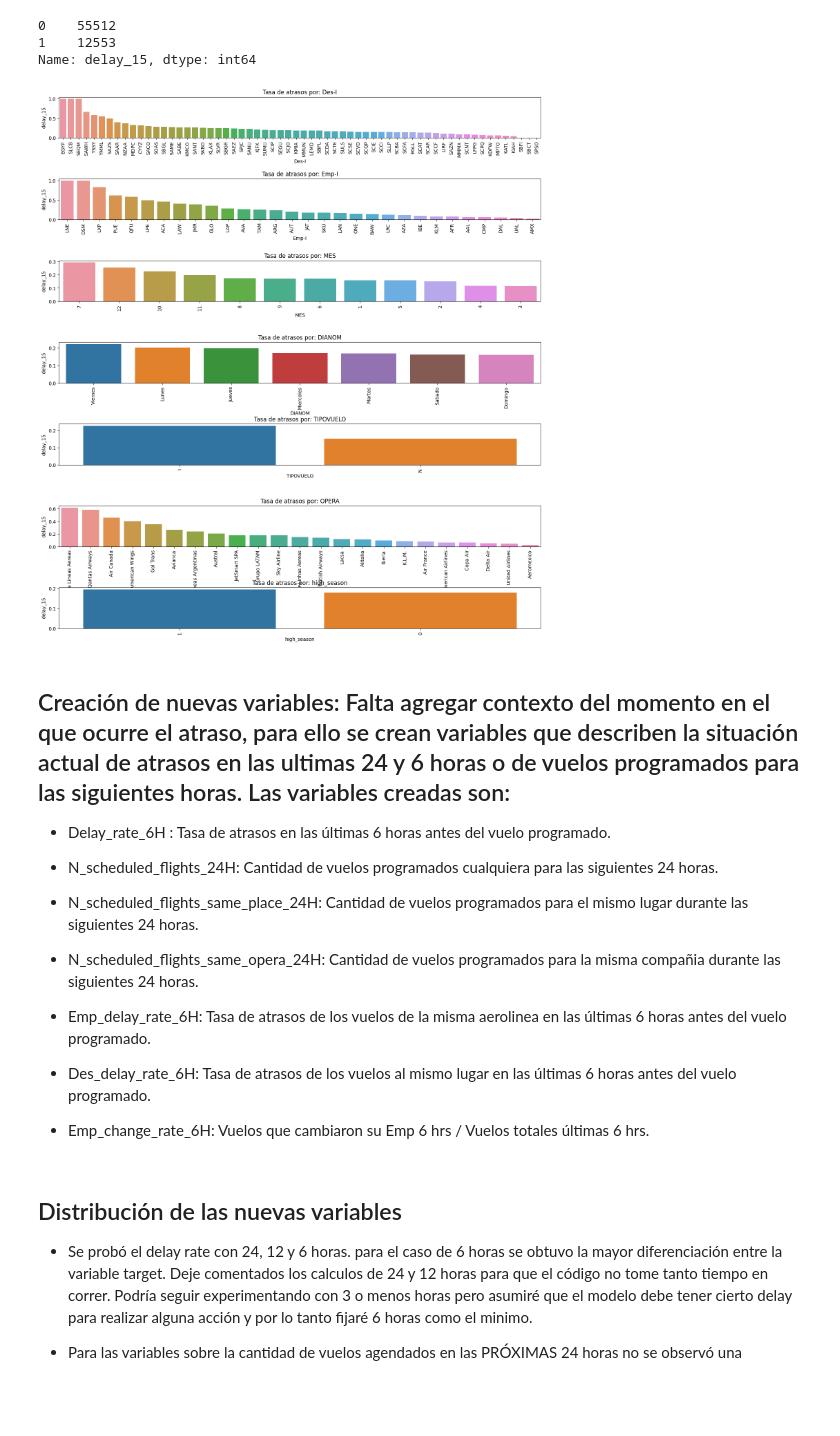
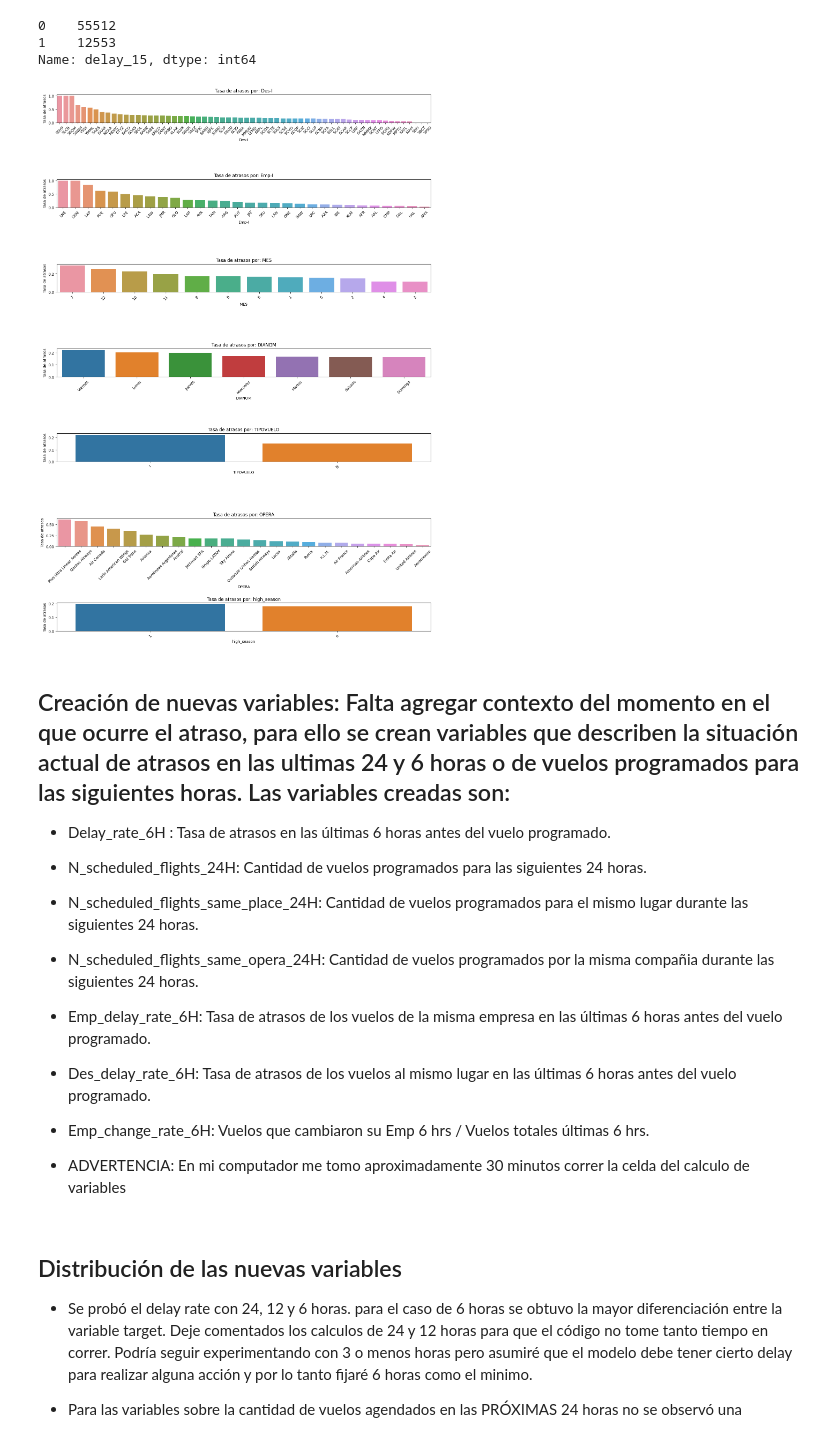
Before and after one commit to CrisBenavides/LATAM_Challenge, a Jupyter notebook: solution.ipynb, the cells around one changed output. Saved outputs shown, nothing was run; the diff lists cells and outputs as text; code cells hidden in the pictures; blank space fills up the shorter version.

```diff
--- a/solution.ipynb
+++ b/solution.ipynb
@@ -462,42 +458,45 @@ Name: delay_15, dtype: int64
 # %%
 cols = ['Des-I', 'Emp-I',  'MES', 'DIANOM', 'TIPOVUELO', 'OPERA', 'high_season']
 
 # grilla de subplots
-fig, axs = plt.subplots(7, 1, figsize=(18,20))
+fig, axs = plt.subplots(7, 1, figsize=(18,26))
 axs = axs.ravel()
 
 # Para cada columna menos la primera hacer un grafico.
 a = 0
 for i in cols:
     sub_cols = [i, 'delay_15']
     df = new_data[sub_cols].groupby(i)['delay_15'].mean().reset_index().sort_values(by = 'delay_15', ascending= False)
 
     sns.barplot(data=df,x= i ,y="delay_15", orient = 'v', ax=axs[a])
     # titulo
     axs[a].set_title(f"Tasa de atrasos por: {i}")
-    axs[a].set_xticklabels(axs[a].get_xticklabels(), rotation=90)
+    axs[a].set_ylabel('Tasa de atrasos')
+    axs[a].set_xticklabels(axs[a].get_xticklabels(), rotation=45)
     a = a + 1
 
 # justar el espaciado entre los subplots
-plt.subplots_adjust(hspace=1, wspace=0.3)
+plt.subplots_adjust(hspace=2, wspace=0.3)
 
 plt.show()
 # %% [output]
-[figure, old version]
+[figure, new version]
 # %% [markdown]
 ## Creación de nuevas variables: Falta agregar contexto del momento en el que ocurre el atraso, para ello se crean variables que describen la situación actual de atrasos en las ultimas 24 y 6 horas o de vuelos programados para las siguientes horas. Las variables creadas son:
 
 - Delay_rate_6H : Tasa de atrasos en las últimas 6 horas antes del vuelo programado.
 
-- N_scheduled_flights_24H:  Cantidad de vuelos programados cualquiera para las siguientes 24 horas.
+- N_scheduled_flights_24H:  Cantidad de vuelos programados para las siguientes 24 horas.
 
 - N_scheduled_flights_same_place_24H:  Cantidad de vuelos programados para el mismo lugar durante las siguientes 24 horas.
 
-- N_scheduled_flights_same_opera_24H: Cantidad de vuelos programados para la misma compañia durante las siguientes 24 horas.
+- N_scheduled_flights_same_opera_24H: Cantidad de vuelos programados por la misma compañia durante las siguientes 24 horas.
 
-- Emp_delay_rate_6H: Tasa de atrasos de los vuelos de la misma aerolinea en las últimas 6 horas antes del vuelo programado.
+- Emp_delay_rate_6H: Tasa de atrasos de los vuelos de la misma empresa en las últimas 6 horas antes del vuelo programado.
 
 - Des_delay_rate_6H: Tasa de atrasos de los vuelos al mismo lugar en las últimas 6 horas antes del vuelo programado.
 
 - Emp_change_rate_6H: Vuelos que cambiaron su Emp 6 hrs / Vuelos totales últimas 6 hrs.
+
+- ADVERTENCIA: En mi computador me tomo aproximadamente 30 minutos correr la celda del calculo de variables
 # %%
```
Also changed, not shown: parts of 17 cells of this notebook, 1 other file.
